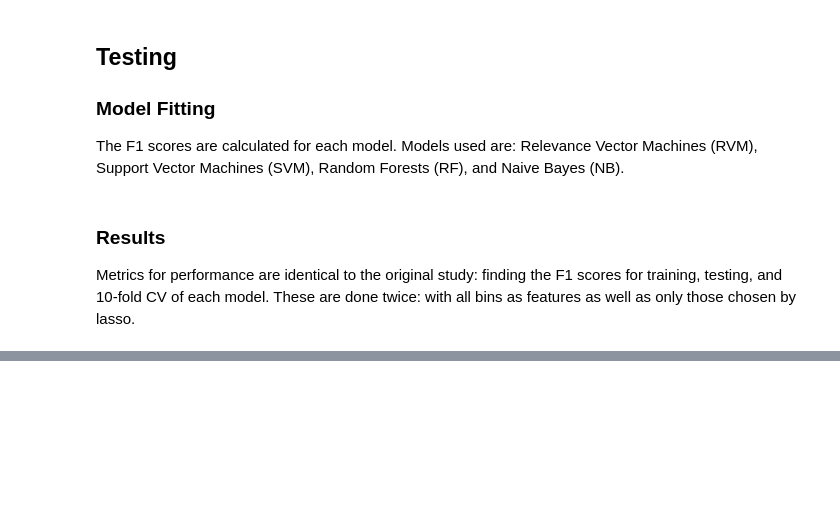
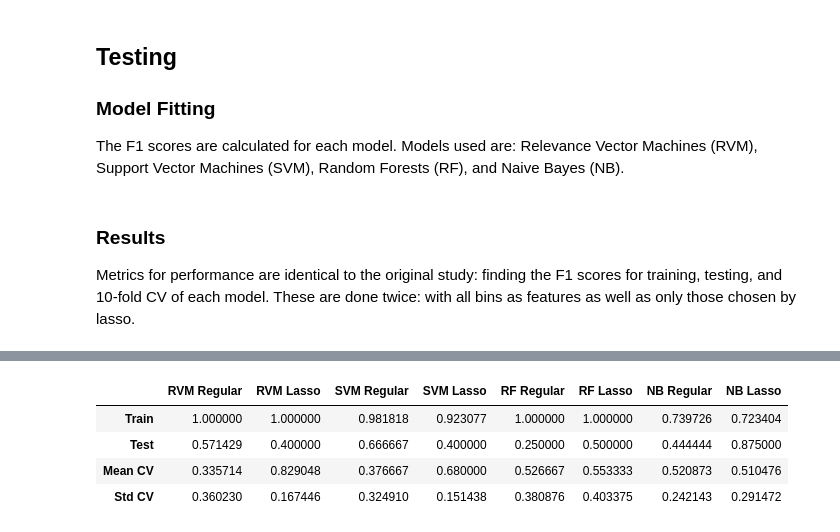
Before and after one commit to matsagad/metagenomics, a Jupyter notebook: phenotype_prediction/src/main.ipynb, the cells around one changed output, grey strips where cells are left out. Saved outputs shown, nothing was run; the diff lists cells and outputs as text; code cells hidden in the pictures; blank space fills up the shorter version.

```diff
--- a/phenotype_prediction/src/main.ipynb
+++ b/phenotype_prediction/src/main.ipynb
@@ -119,0 +183,9 @@ results
+# %%
+# Performance without SMOTE
+get_classifier_performance(X, y, classifiers, feature_map)
+# %% [output]
+|  | RVM Regular | RVM Lasso | SVM Regular | SVM Lasso | RF Regular | RF Lasso | NB Regular | NB Lasso |
+| Train | 1.000000 | 1.000000 | 0.981818 | 0.923077 | 1.000000 | 1.000000 | 0.739726 | 0.723404 |
+| Test | 0.571429 | 0.400000 | 0.666667 | 0.400000 | 0.250000 | 0.500000 | 0.444444 | 0.875000 |
+| Mean CV | 0.335714 | 0.829048 | 0.376667 | 0.680000 | 0.526667 | 0.553333 | 0.520873 | 0.510476 |
+| Std CV | 0.360230 | 0.167446 | 0.324910 | 0.151438 | 0.380876 | 0.403375 | 0.242143 | 0.291472 |
```
Also changed, not shown: parts of 13 cells of this notebook.
